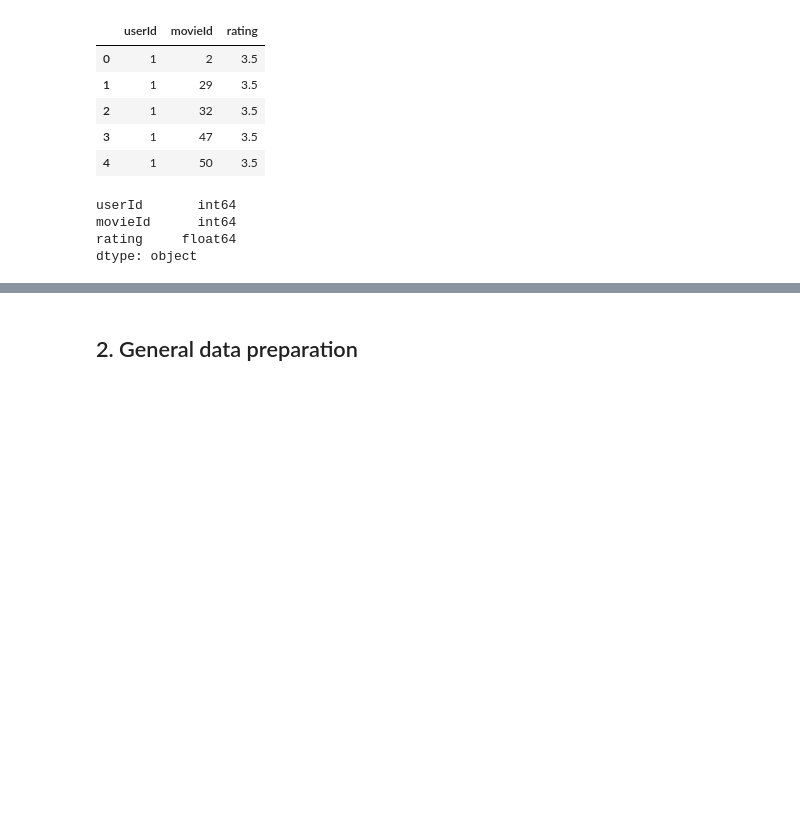
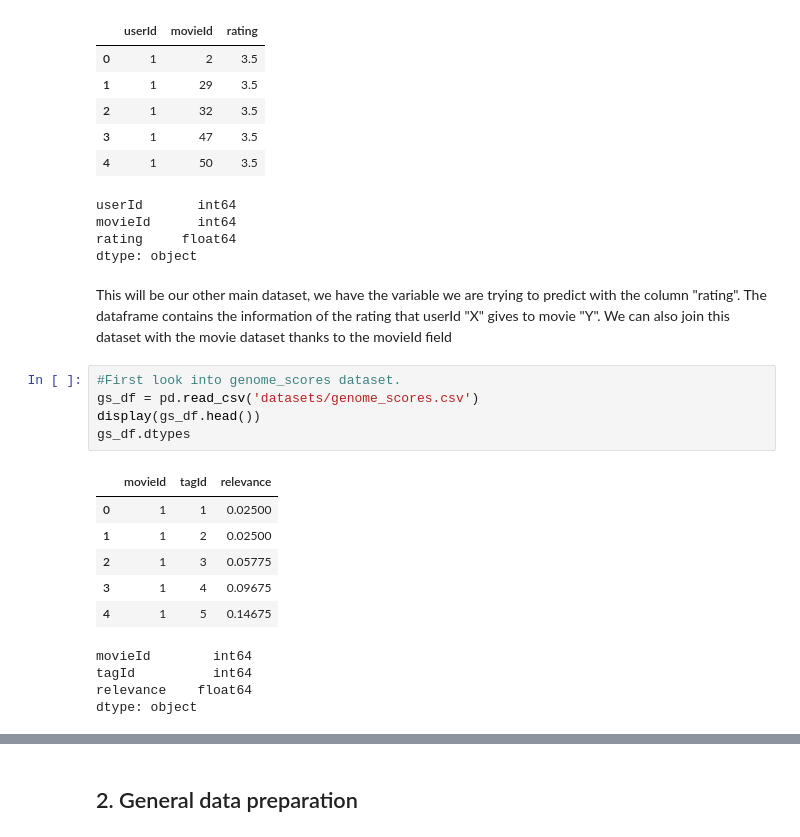
Before and after one commit to jwongr/TestModelo, a Jupyter notebook: PythonTest.ipynb, the cells around one changed output, grey strips where cells are left out. Drawn from its saved outputs; the diff is of its cells as text; blank space fills up the shorter version.

```diff
--- a/PythonTest.ipynb
+++ b/PythonTest.ipynb
@@ -48,3 +51,21 @@ userId       int64
 movieId      int64
 rating     float64
 dtype: object
+# %% [markdown]
+This will be our other main dataset, we have the variable we are trying to predict with the column "rating". The dataframe contains the information of the rating that userId "X" gives to movie "Y". We can also join this dataset with the movie dataset thanks to the movieId field
+# %%
+#First look into genome_scores dataset.
+gs_df = pd.read_csv('datasets/genome_scores.csv')
+display(gs_df.head())
+gs_df.dtypes
+# %% [output]
+|  | movieId | tagId | relevance |
+| 0 | 1 | 1 | 0.02500 |
+| 1 | 1 | 2 | 0.02500 |
+| 2 | 1 | 3 | 0.05775 |
+| 3 | 1 | 4 | 0.09675 |
+| 4 | 1 | 5 | 0.14675 |
+movieId        int64
+tagId          int64
+relevance    float64
+dtype: object
```
Also changed, not shown: parts of 15 cells of this notebook.
